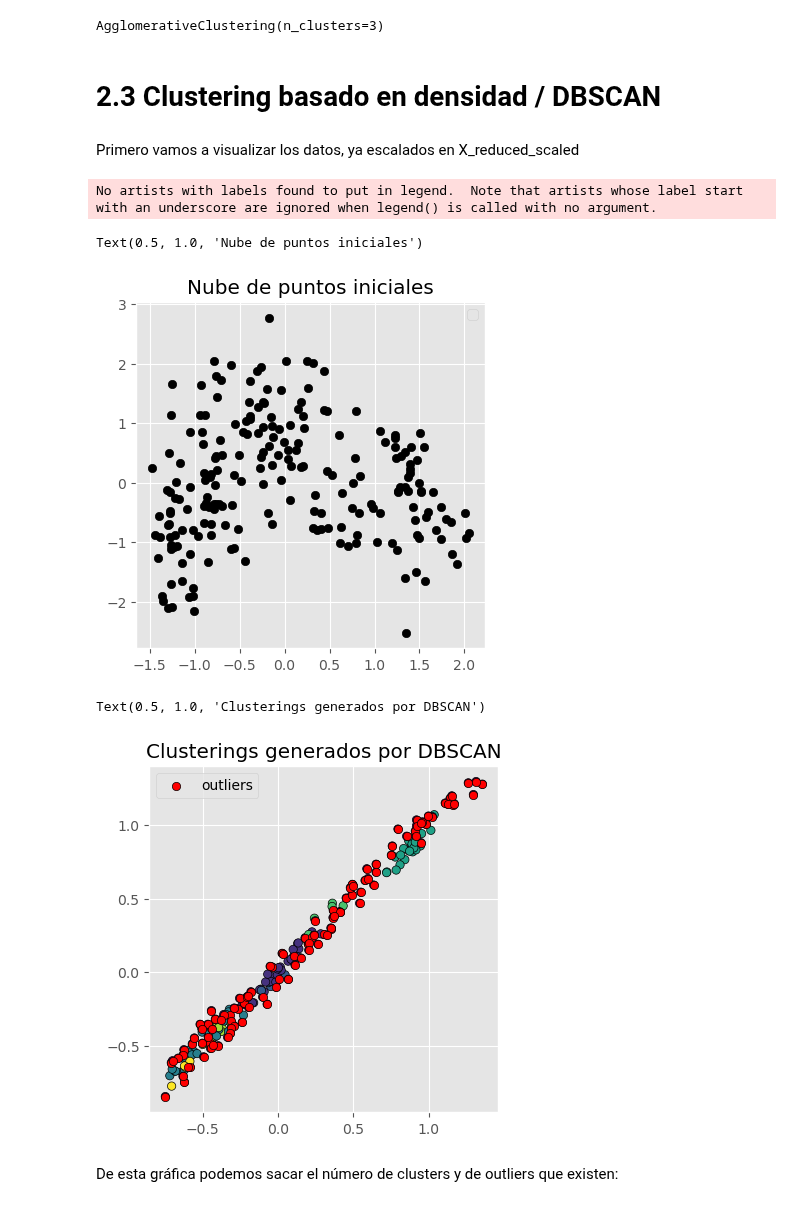
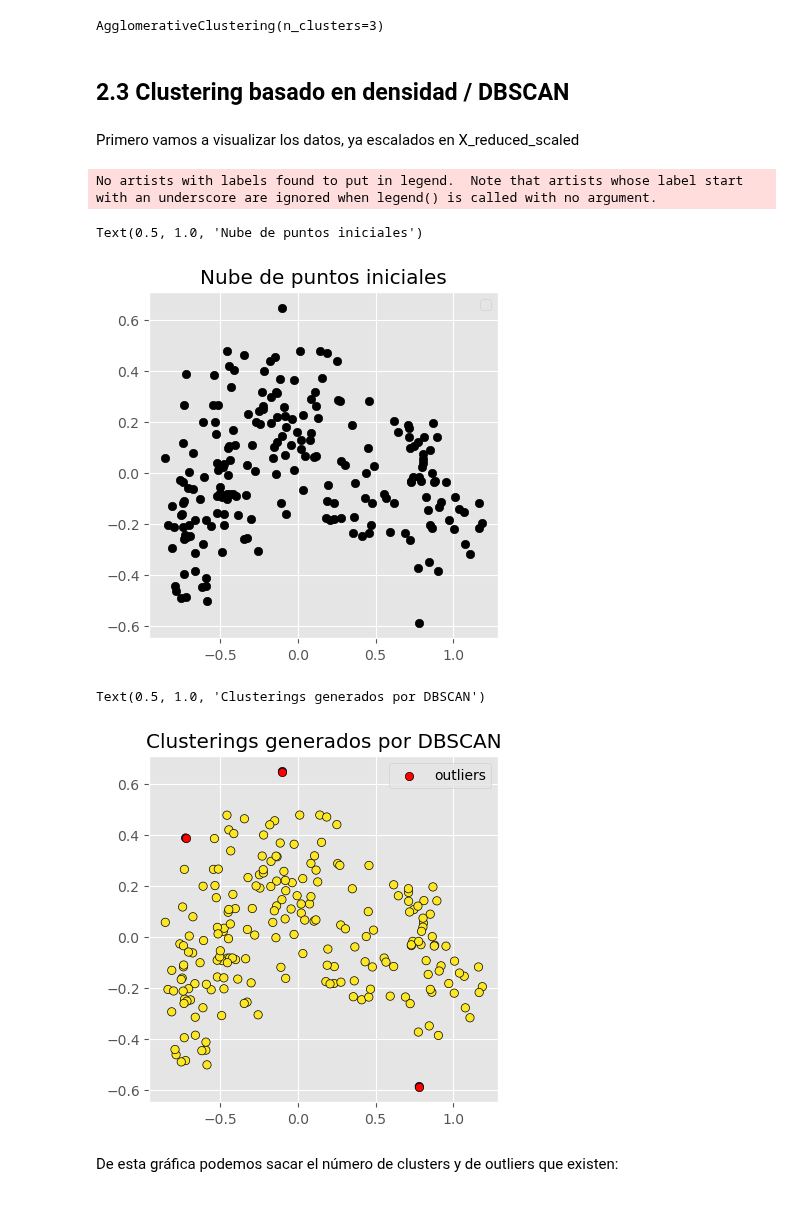
Before and after one commit to albatellouc3m/Grupo5, a Jupyter notebook: practica2.ipynb, the cells around one changed output. Drawn from its saved outputs; the diff is of its cells as text; code cells hidden in the pictures.

```diff
--- a/practica2.ipynb
+++ b/practica2.ipynb
@@ -166,18 +166,15 @@ En esta sección de código, realizamos el escalado de los datos y entrenamos el
  - n_init: veces que se repite el proceso
  - random_state: garantiza reproducibilidad de resultados
 # %%
-# Escalado de datos
-# ==============================================================================
-X_reduced_scaled = scale(X_reduced)
 
 # Creamos y entrenamos el modelo (4 clusters)
 # ==============================================================================
-modelo_kmeans = KMeans(n_clusters=4, n_init=25, random_state=495774)
-modelo_kmeans.fit(X=X_reduced_scaled)
+modelo_kmeans = KMeans(n_clusters=3, n_init=25, random_state=495774)
+modelo_kmeans.fit(X=X_reduced)
 
 # Realizamos la predicción
 # ==============================================================================
-y_predict = modelo_kmeans.predict(X=X_reduced_scaled)
+y_predict = modelo_kmeans.predict(X=X_reduced)
 # %% [markdown]
 Podemos representar visualmente el cambio entre los clusters originales y los que se crean con el algoritmo de K-means de la siguiente forma:
 # %%
@@ -188,8 +185,8 @@ fig, ax = plt.subplots(1, 2, figsize=(10, 4))
 # Grupos originales
 for i in np.unique(y):
     ax[0].scatter(
-        x = X_reduced_scaled[y == i, 0],
-        y = X_reduced_scaled[y == i, 1],
+        x = X_reduced[y == i, 0],
+        y = X_reduced[y == i, 1],
         c = plt.rcParams['axes.prop_cycle'].by_key()['color'][i],
         marker = 'o',
         edgecolor = 'black',
@@ -202,8 +199,8 @@ ax[0].legend()
 # Clusters generados por KMeans
 for i in np.unique(y_predict):
     ax[1].scatter(
-        x = X_reduced_scaled[y_predict == i, 0],
-        y = X_reduced_scaled[y_predict == i, 1],
+        x = X_reduced[y_predict == i, 0],
+        y = X_reduced[y_predict == i, 1],
         c = plt.rcParams['axes.prop_cycle'].by_key()['color'][i],
         marker = 'o',
         edgecolor = 'black',
@@ -376,7 +354,7 @@ modelo_hclust_ward.fit(X=X_reduced_scaled)
 # %% [output]
 AgglomerativeClustering(n_clusters=3)
 # %% [markdown]
-# 2.3 Clustering basado en densidad / DBSCAN
+## 2.3 Clustering basado en densidad / DBSCAN
 # %% [markdown]
 Primero vamos a visualizar los datos, ya escalados en X_reduced_scaled
 # %%
@@ -386,8 +364,8 @@ Primero vamos a visualizar los datos, ya escalados en X_reduced_scaled
 fig, ax = plt.subplots(1, 1, figsize=(4.5, 4.5))
 
 ax.scatter(
-    x = X_reduced_scaled[:, 0],
-    y = X_reduced_scaled[:, 1],
+    x = X_reduced[:, 0],
+    y = X_reduced[:, 1],
     c = 'black',
     marker    = 'o',
     edgecolor = 'black'
@@ -397,49 +375,49 @@ ax.set_title('Nube de puntos iniciales')
 # %% [output]
 No artists with labels found to put in legend.  Note that artists whose label start with an underscore are ignored when legend() is called with no argument.
 Text(0.5, 1.0, 'Nube de puntos iniciales')
-[figure, old version]
+[figure, new version]
 # %%
 from sklearn.cluster import DBSCAN
 
 # Modelo
 # ==============================================================================
 modelo_dbscan = DBSCAN(
-    eps          = 0.2,
+    eps          = 0.15,
     min_samples  = 5,
     metric       = 'euclidean',
 )
 
-modelo_dbscan.fit(X=X_reduced_scaled)
+modelo_dbscan.fit(X=X_reduced)
 
 # Clasificación
 # ==============================================================================
 labels = modelo_dbscan.labels_
 
 fig, ax = plt.subplots(1, 1, figsize=(4.5, 4.5))
 
 ax.scatter(
-    x = X_scaled[:, 0],
-    y = X_scaled[:, 1],
+    x = X_reduced[:, 0],
+    y = X_reduced[:, 1],
     c = labels,
     marker    = 'o',
     edgecolor = 'black'
 )
 
 # Los outliers se identifican con el label -1
 ax.scatter(
-    x = X_scaled[labels == -1, 0],
-    y = X_scaled[labels == -1, 1],
+    x = X_reduced[labels == -1, 0],
+    y = X_reduced[labels == -1, 1],
     c = 'red',
     marker    = 'o',
     edgecolor = 'black',
     label = 'outliers'
 )
 
 ax.legend()
 ax.set_title('Clusterings generados por DBSCAN')
 # %% [output]
 Text(0.5, 1.0, 'Clusterings generados por DBSCAN')
-[figure, old version]
+[figure, new version]
 # %% [markdown]
 De esta gráfica podemos sacar el número de clusters y de outliers que existen:
 # %%
```
Also changed, not shown: parts of 11 cells of this notebook.
